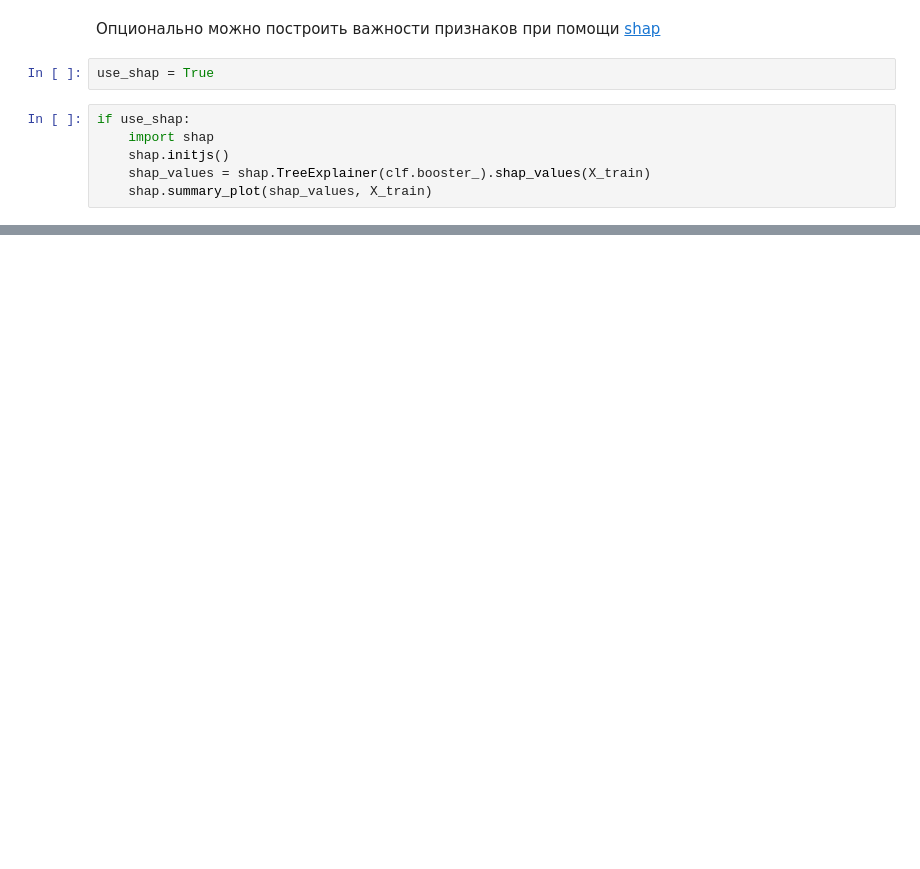
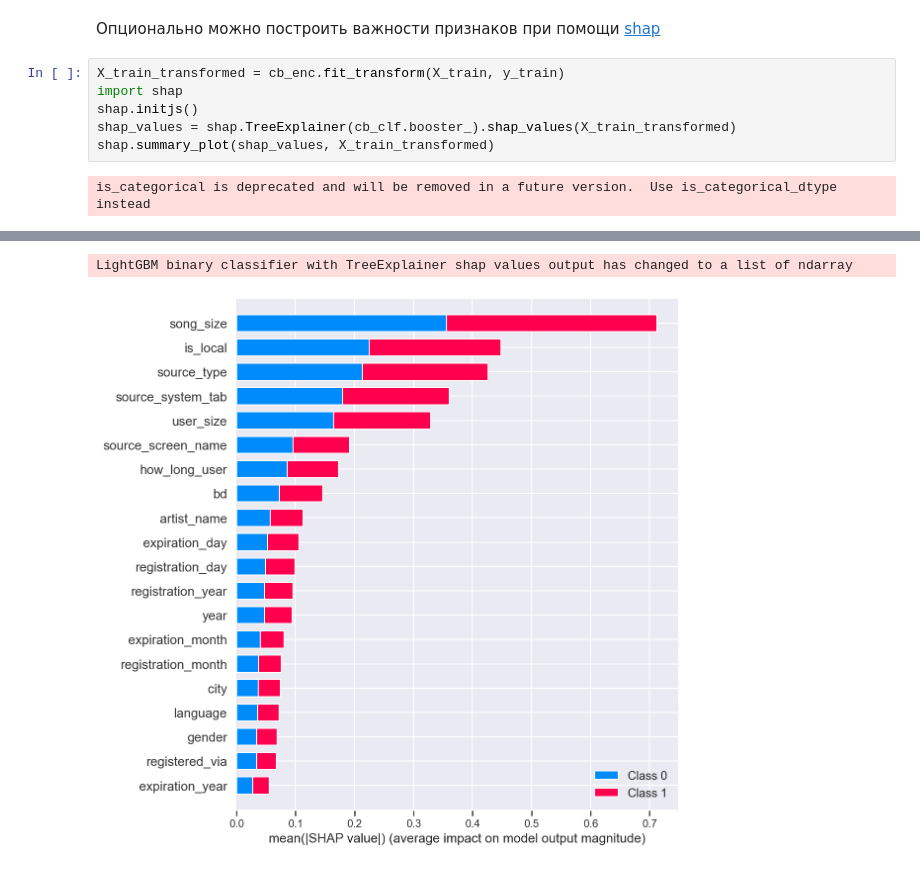
Before and after one commit to bruce-willis/hse_recsys2020, a Jupyter notebook: HomeWorks/kkbox-music-recommendation-challenge.ipynb, the cells around one changed output, grey strips where cells are left out. Cells and saved outputs as stored; diff of their text form; blank space fills up the shorter version.

```diff
--- a/HomeWorks/kkbox-music-recommendation-challenge.ipynb
+++ b/HomeWorks/kkbox-music-recommendation-challenge.ipynb
@@ -299,10 +332,10 @@ plot_importance(clf.booster_, importance_type='gain')
 # %% [markdown]
 Опционально можно построить важности признаков при помощи [shap](https://github.com/slundberg/shap)
-# %%
-use_shap = True
 # %%
-if use_shap:
-    import shap
-    shap.initjs()
-    shap_values = shap.TreeExplainer(clf.booster_).shap_values(X_train)
-    shap.summary_plot(shap_values, X_train)
+X_train_transformed = cb_enc.fit_transform(X_train, y_train)
+import shap
+shap.initjs()
+shap_values = shap.TreeExplainer(cb_clf.booster_).shap_values(X_train_transformed)
+shap.summary_plot(shap_values, X_train_transformed)
+# %% [output]
+is_categorical is deprecated and will be removed in a future version.  Use is_categorical_dtype instead
@@ -308,0 +343,2 @@ if use_shap:
+LightGBM binary classifier with TreeExplainer shap values output has changed to a list of ndarray
+[figure, added]
```
Also changed, not shown: parts of 100 cells of this notebook.
